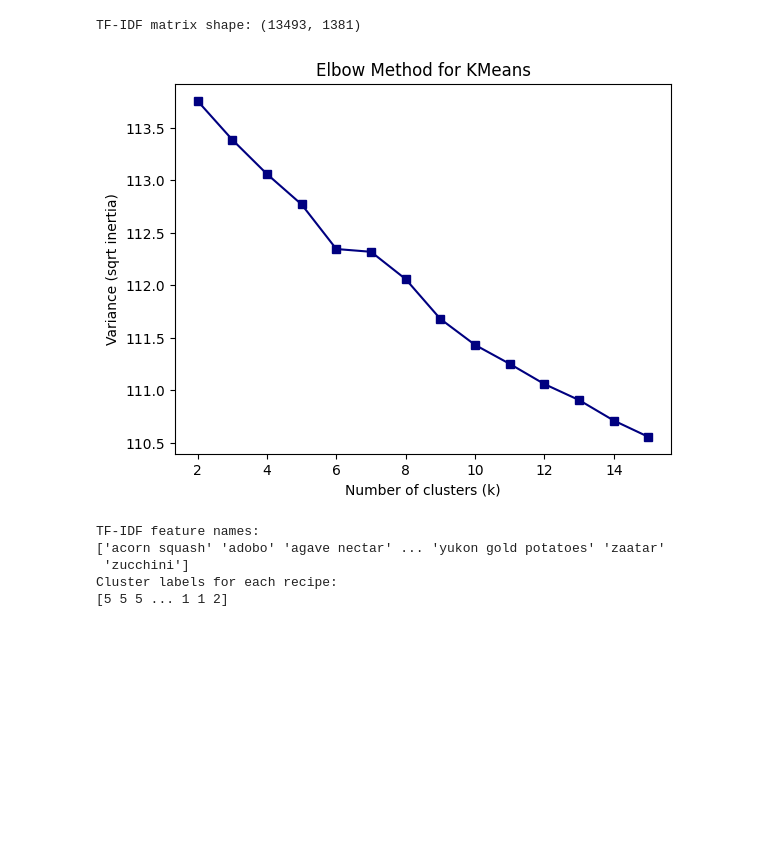
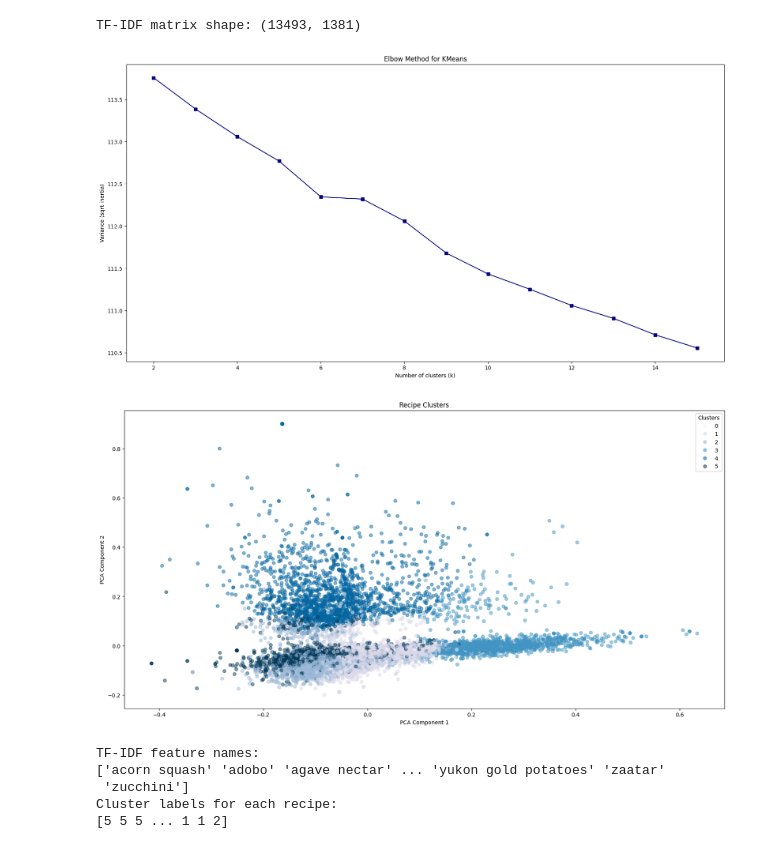
Before and after one commit to dn082/Project4, a Jupyter notebook: PROJECT4.ipynb, the cells around one changed output. Drawn from its saved outputs; the diff is of its cells as text; code cells hidden in the pictures; blank space fills up the shorter version.

```diff
--- a/PROJECT4.ipynb
+++ b/PROJECT4.ipynb
@@ -200,18 +201,19 @@ TF-IDF matrix shape: (13493, 1381)
 # %%
 # find ineratia
 inertia = []
 
 for k in range(2, 16):
     kmeans = KMeans(n_clusters=k, random_state=1, n_init='auto').fit(X_tfidf)
     inertia.append(np.sqrt(kmeans.inertia_))
 
+plt.figure(figsize=(20, 10))
 plt.plot(range(2, 16), inertia, marker='s', color='navy')
 plt.xlabel("Number of clusters (k)")
 plt.ylabel("Variance (sqrt inertia)")
 plt.title("Elbow Method for KMeans")
 plt.show()
 # %% [output]
-[figure, old version]
+[figure, new version]
 # %%
 # according to graph i think 6 is ideal because thats when it starts dropping more
 # do k means
@@ -223,6 +225,29 @@ food_ingredient_analysis['Cluster'] = kmeans.labels_
 
 # Get feature names
 feature_names = vectorizer.get_feature_names_out()
+# %%
+# pca scatter plot analysis
+pca = PCA(n_components=2)
+X_pca = pca.fit_transform(X_tfidf.toarray())
+
+labels = food_ingredient_analysis['Cluster']
+
+plt.figure(figsize=(20, 10))
+
+# scatter plot
+scatter = plt.scatter(X_pca[:, 0], X_pca[:, 1], c=labels, cmap="PuBu", alpha=0.5)
+
+plt.xlabel("PCA Component 1")
+plt.ylabel("PCA Component 2")
+plt.title("Recipe Clusters")
+
+# legend for clusters
+legend = plt.legend(*scatter.legend_elements(), title="Clusters")
+plt.gca().add_artist(legend)
+
+plt.show()
+# %% [output]
+[figure, added]
 # %%
 # this doesnt show all but it prints them from a to z
 print("TF-IDF feature names:")
```
Also changed, not shown: parts of 2 cells of this notebook.
